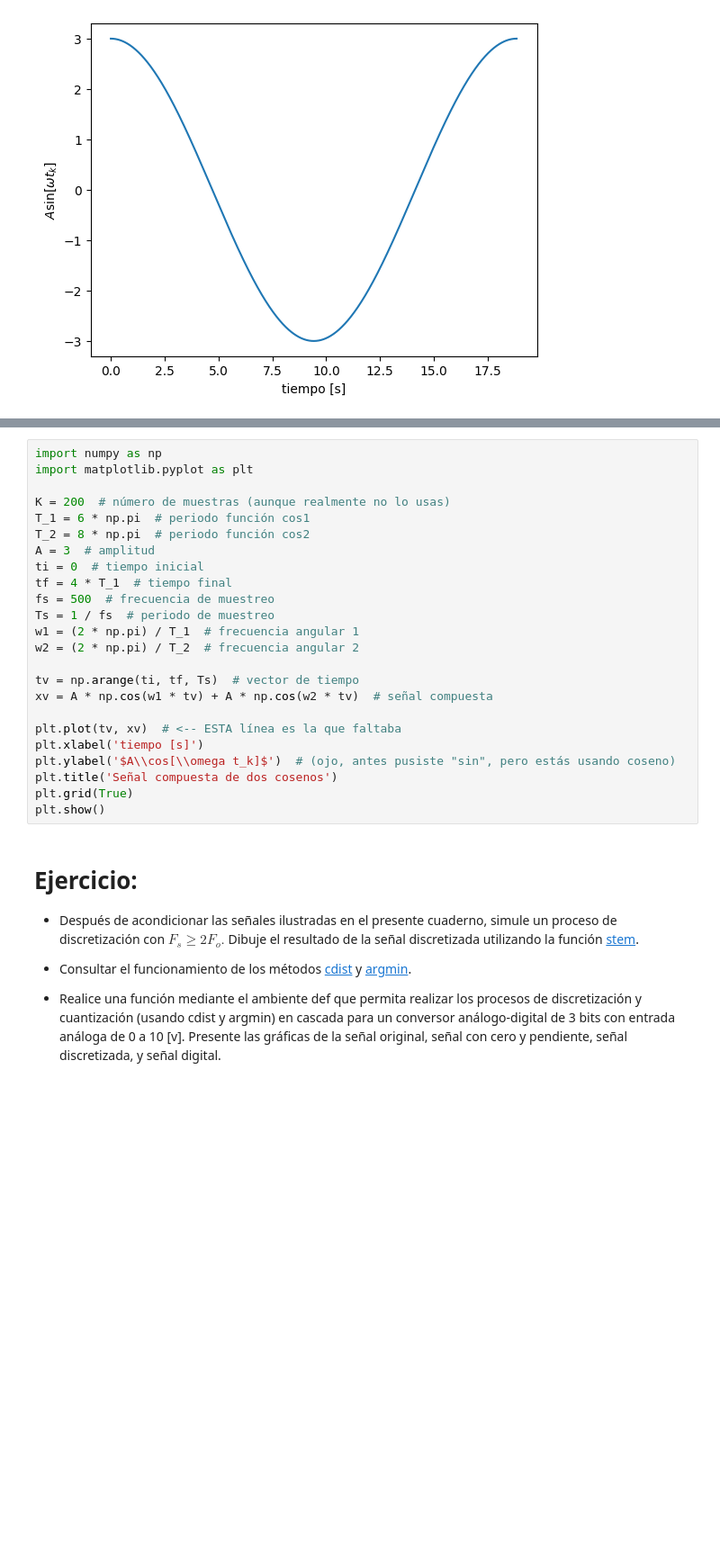
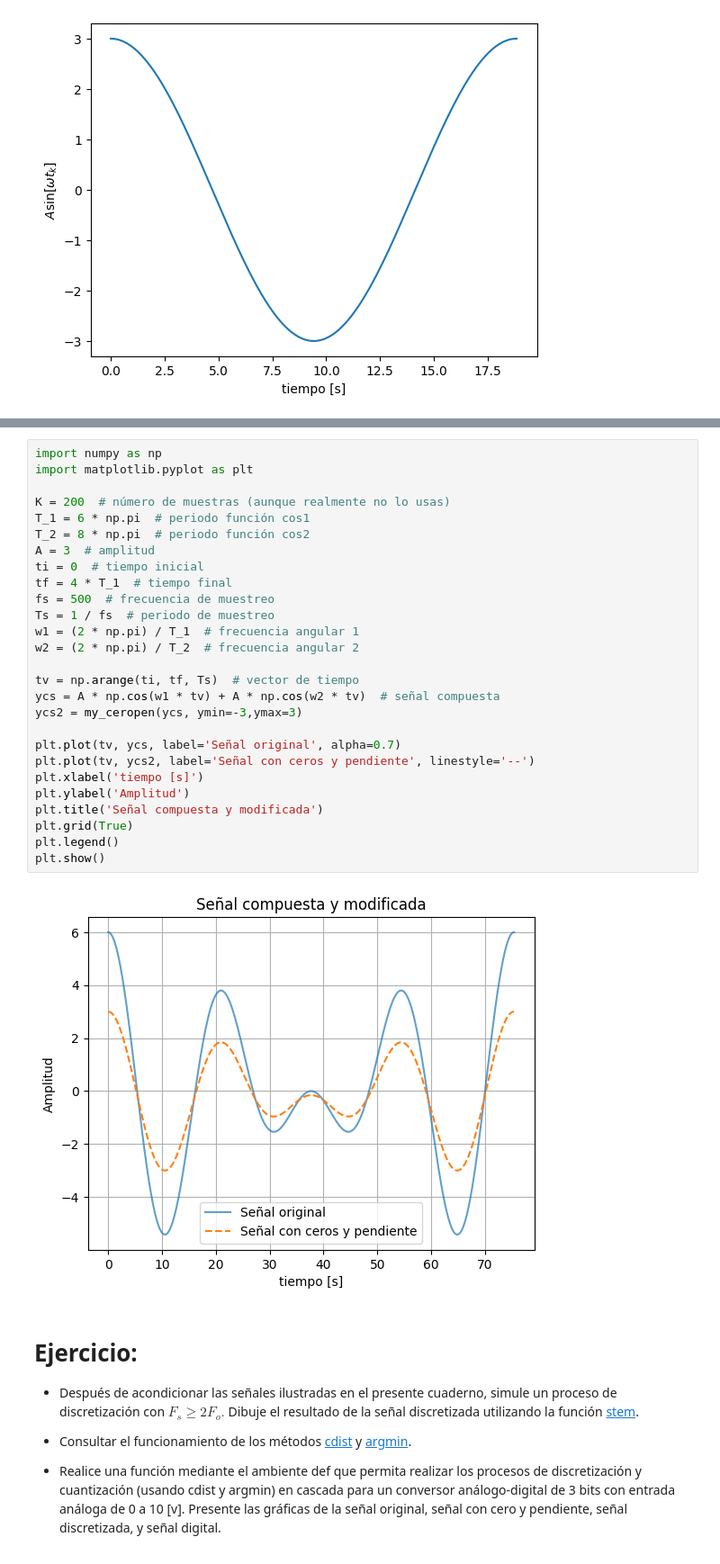
Before and after one commit to RafaelTorresCH/4100901-Final-Exam-2024-1, a Jupyter notebook: INTROdigitales.ipynb, the cells around one changed output, grey strips where cells are left out. Shown: that part at 90% size. Drawn from its saved outputs; the diff is of its cells as text; blank space fills up the shorter version.

```diff
--- a/INTROdigitales.ipynb
+++ b/INTROdigitales.ipynb
@@ -368,27 +367,32 @@ ValueError: x and y must have same first dimension, but have shapes (12567,) and
 # %%
 import numpy as np
 import matplotlib.pyplot as plt
 
 K = 200  # número de muestras (aunque realmente no lo usas)
 T_1 = 6 * np.pi  # periodo función cos1
 T_2 = 8 * np.pi  # periodo función cos2
 A = 3  # amplitud
 ti = 0  # tiempo inicial
 tf = 4 * T_1  # tiempo final
 fs = 500  # frecuencia de muestreo
 Ts = 1 / fs  # periodo de muestreo
 w1 = (2 * np.pi) / T_1  # frecuencia angular 1
 w2 = (2 * np.pi) / T_2  # frecuencia angular 2
 
 tv = np.arange(ti, tf, Ts)  # vector de tiempo
-xv = A * np.cos(w1 * tv) + A * np.cos(w2 * tv)  # señal compuesta
+ycs = A * np.cos(w1 * tv) + A * np.cos(w2 * tv)  # señal compuesta
+ycs2 = my_ceropen(ycs, ymin=-3,ymax=3)
 
-plt.plot(tv, xv)  # <-- ESTA línea es la que faltaba
+plt.plot(tv, ycs, label='Señal original', alpha=0.7)
+plt.plot(tv, ycs2, label='Señal con ceros y pendiente', linestyle='--')
 plt.xlabel('tiempo [s]')
-plt.ylabel('$A\\cos[\\omega t_k]$')  # (ojo, antes pusiste "sin", pero estás usando coseno)
-plt.title('Señal compuesta de dos cosenos')
+plt.ylabel('Amplitud')
+plt.title('Señal compuesta y modificada')
 plt.grid(True)
+plt.legend()
 plt.show()
+# %% [output]
+[figure, added]
 # %% [markdown]
 # Ejercicio:
 
```
Also changed, not shown: parts of 5 cells of this notebook.
